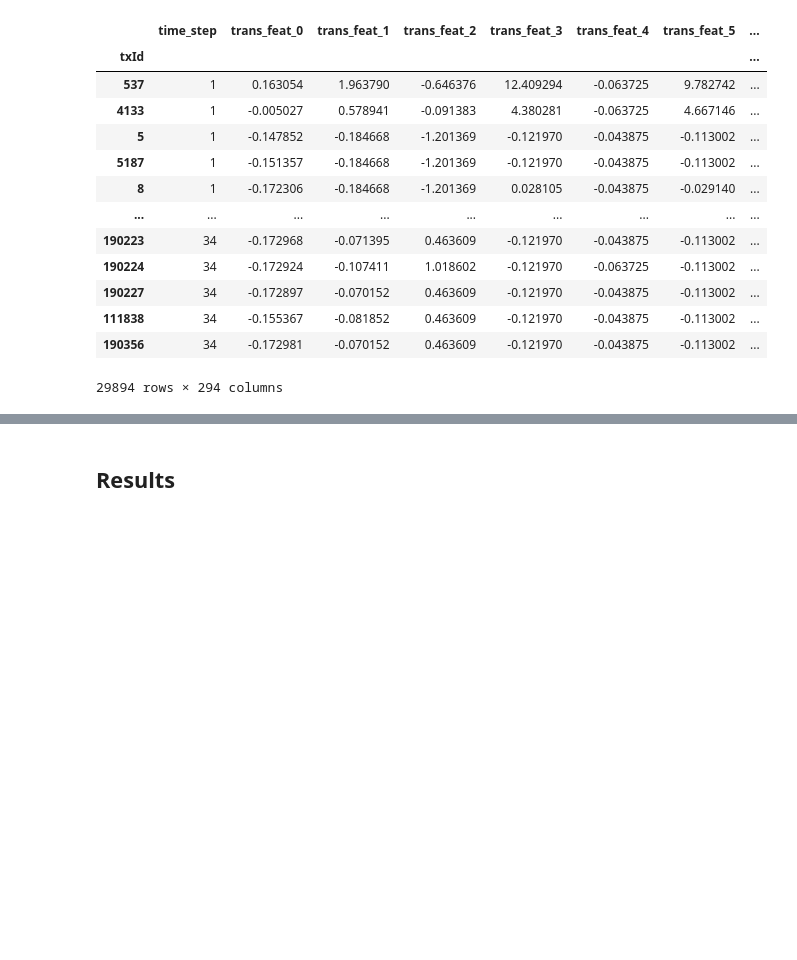
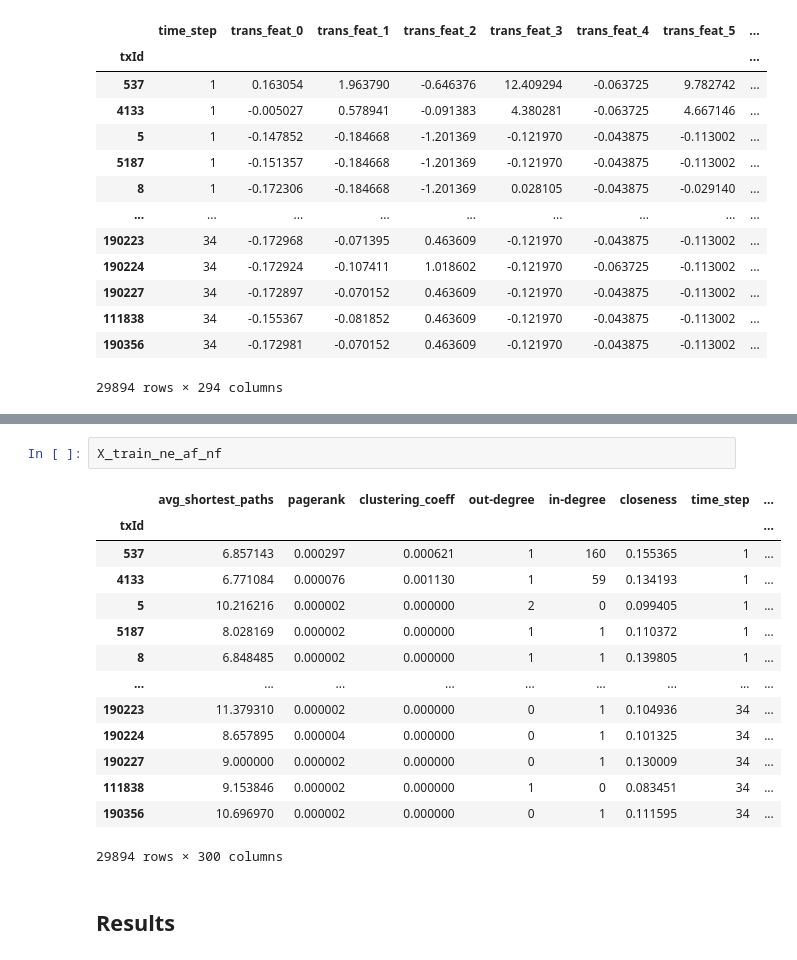
Before and after one commit to Roger987/Graph-Fraud-Detection, a Jupyter notebook: src/fraud_detection-supervised.ipynb, the cells around one changed output, grey strips where cells are left out. Saved outputs shown, nothing was run; the diff lists cells and outputs as text; blank space fills up the shorter version.

```diff
--- a/src/fraud_detection-supervised.ipynb
+++ b/src/fraud_detection-supervised.ipynb
@@ -318,3 +351,20 @@ X_train_ne_af
+# %%
+X_train_ne_af_nf
+# %% [output]
+|  | avg_shortest_paths | pagerank | clustering_coeff | out-degree | in-degree | closeness | time_step | ... |
+| txId |  |  |  |  |  |  |  | ... |
+| 537 | 6.857143 | 0.000297 | 0.000621 | 1 | 160 | 0.155365 | 1 | ... |
+| 4133 | 6.771084 | 0.000076 | 0.001130 | 1 | 59 | 0.134193 | 1 | ... |
+| 5 | 10.216216 | 0.000002 | 0.000000 | 2 | 0 | 0.099405 | 1 | ... |
+| 5187 | 8.028169 | 0.000002 | 0.000000 | 1 | 1 | 0.110372 | 1 | ... |
+| 8 | 6.848485 | 0.000002 | 0.000000 | 1 | 1 | 0.139805 | 1 | ... |
+| ... | ... | ... | ... | ... | ... | ... | ... | ... |
+| 190223 | 11.379310 | 0.000002 | 0.000000 | 0 | 1 | 0.104936 | 34 | ... |
+| 190224 | 8.657895 | 0.000004 | 0.000000 | 0 | 1 | 0.101325 | 34 | ... |
+| 190227 | 9.000000 | 0.000002 | 0.000000 | 0 | 1 | 0.130009 | 34 | ... |
+| 111838 | 9.153846 | 0.000002 | 0.000000 | 1 | 0 | 0.083451 | 34 | ... |
+| 190356 | 10.696970 | 0.000002 | 0.000000 | 0 | 1 | 0.111595 | 34 | ... |
+29894 rows × 300 columns
 # %% [markdown]
 ## Results
 # %%
```
Also changed, not shown: parts of 4 cells of this notebook, 1 other file.
